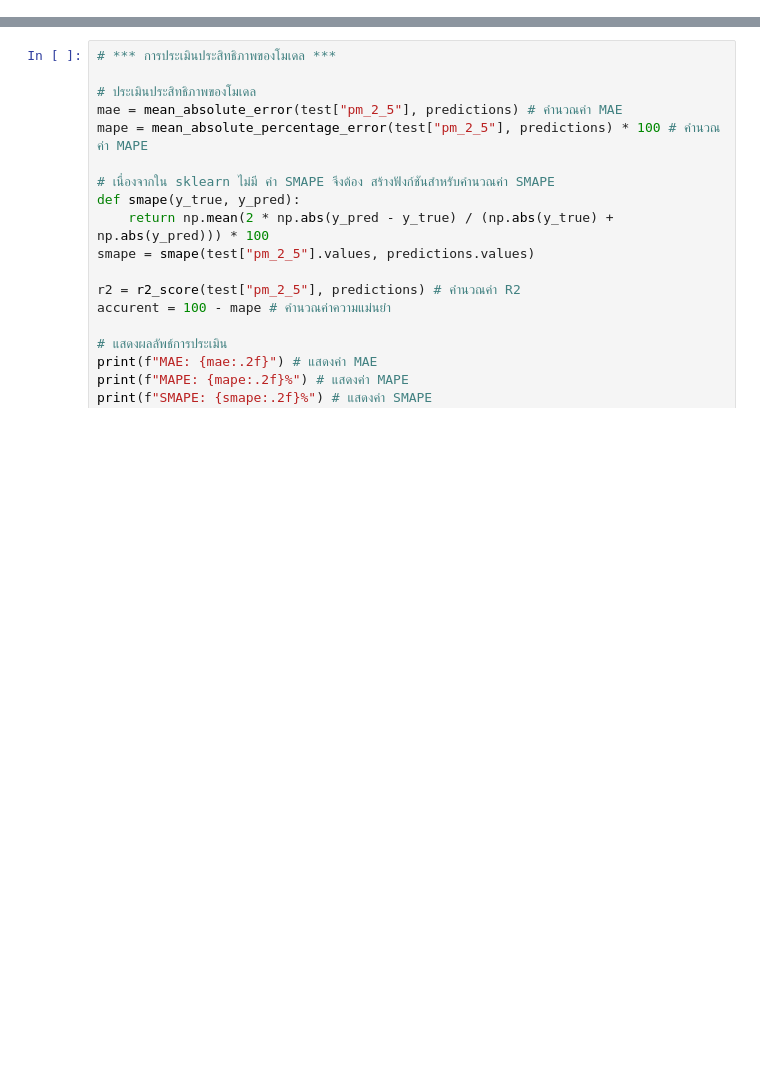
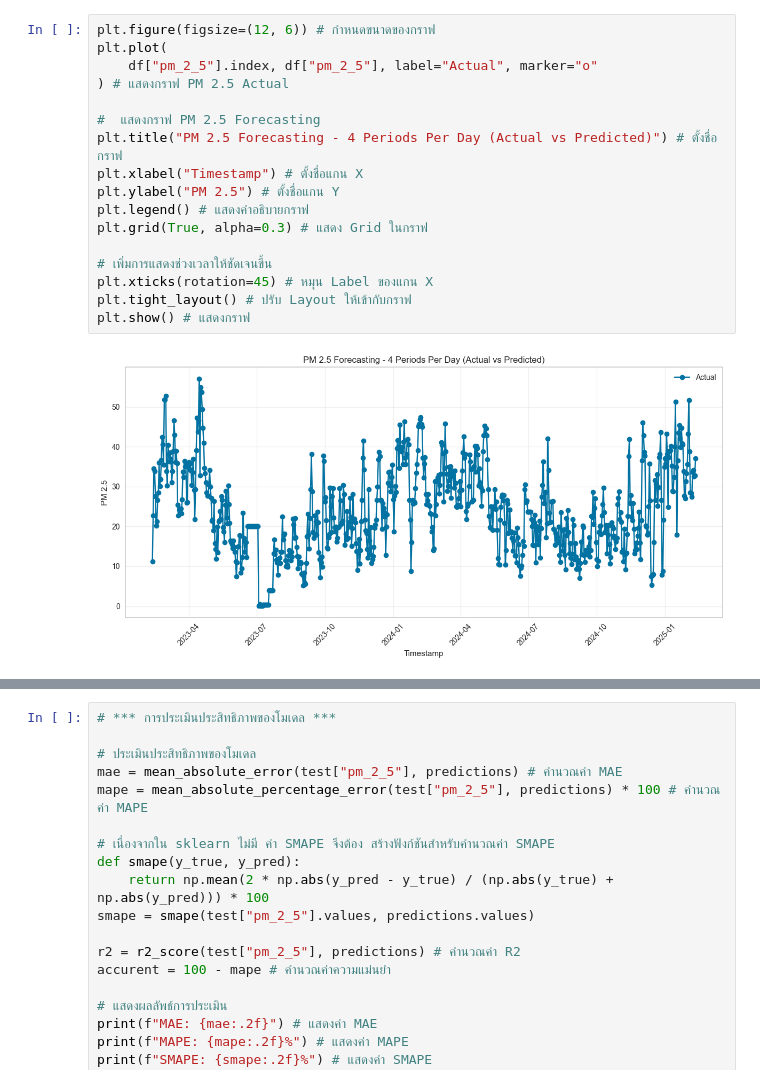
Before and after one commit to Peeranatz/Project_Predic_PM-2.5srk, a Jupyter notebook: test_final.ipynb, the cells around one changed output, grey strips where cells are left out. Cells and saved outputs as stored; diff of their text form; blank space fills up the shorter version.

```diff
--- a/test_final.ipynb
+++ b/test_final.ipynb
@@ -128,3 +134,22 @@ timestamp
+# %%
+plt.figure(figsize=(12, 6)) # กำหนดขนาดของกราฟ
+plt.plot(
+    df["pm_2_5"].index, df["pm_2_5"], label="Actual", marker="o"
+) # แสดงกราฟ PM 2.5 Actual
+
+#  แสดงกราฟ PM 2.5 Forecasting
+plt.title("PM 2.5 Forecasting - 4 Periods Per Day (Actual vs Predicted)") # ตั้งชื่อกราฟ
+plt.xlabel("Timestamp") # ตั้งชื่อแกน X
+plt.ylabel("PM 2.5") # ตั้งชื่อแกน Y
+plt.legend() # แสดงคำอธิบายกราฟ
+plt.grid(True, alpha=0.3) # แสดง Grid ในกราฟ
+
+# เพิ่มการแสดงช่วงเวลาให้ชัดเจนขึ้น
+plt.xticks(rotation=45) # หมุน Label ของแกน X
+plt.tight_layout() # ปรับ Layout ให้เข้ากับกราฟ
+plt.show() # แสดงกราฟ
+# %% [output]
+[figure, added]
 # %%
 # *** การเตรียมข้อมูลสำหรับการทำ Time Series Forecasting ด้วย Pycaret ***
 
```
Also changed, not shown: parts of 3 cells of this notebook.
